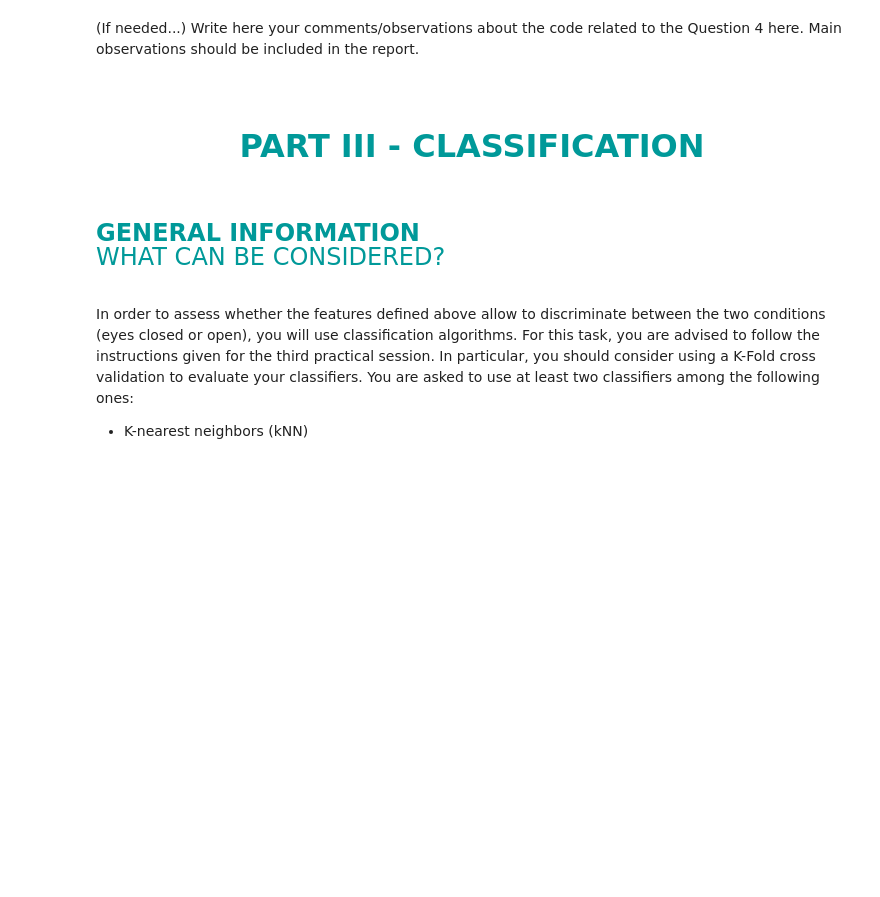
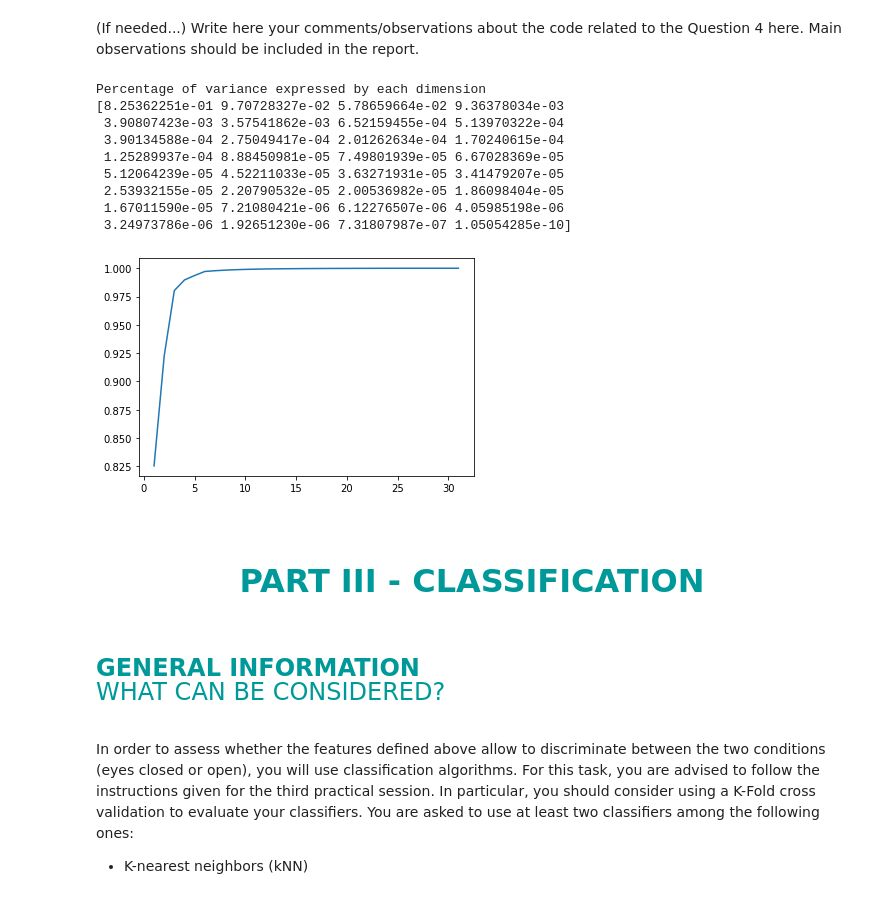
Before and after one commit to gdeside/LGBIO2020, a Jupyter notebook: Projects/project.ipynb, the cells around one changed output. Cells and saved outputs as stored; diff of their text form; code cells hidden in the pictures; blank space fills up the shorter version.

```diff
--- a/Projects/project.ipynb
+++ b/Projects/project.ipynb
@@ -106,3 +110,5 @@ from matplotlib import pyplot as plt
 # %%
-ch_names = ['Fp1', 'Fpz', 'Fp2', 'F7', 'F3', 'Fz', 'F4', 'F8', 'FC5', 'FC1', 'FC2', 'FC6', 'M1', 'T7', 'C3', 'CZ', 'C4', 'T8', 'M2', 'CP5', 'CP1', 'CP2', 'CP6', 'P7', 'P3', 'PZ', 'P4', 'P8', 'POz', 'O1', 'Oz', 'O2']
+ch_names = ['Fp1', 'Fpz', 'Fp2', 'F7', 'F3', 'Fz', 'F4', 'F8',
+                                    'FC5', 'FC1', 'FC2', 'FC6', 'M1', 'T7', 'C3', 'CZ', 'C4', 'T8',
+                    'M2', 'CP5', 'CP1', 'CP2', 'CP6', 'P7', 'P3', 'PZ', 'P4', 'P8', 'POz', 'O1', 'Oz', 'O2']
 freq_acquisition = 1000
@@ -183,0 +253,18 @@ Segment the entire time signal into short segments of 500 ms. Each segment will
+# %%
+count = 0
+to_delete = np.array([],dtype = int)
+for i in range(0,len(time)-500,500):
+    if not np.isnan(np.min(target_numpy[i:i+500])) and not np.isnan(np.max(target_numpy[i:i+500])):
+        if np.min(target_numpy[i:i+500]) == np.max(target_numpy[i:i+500]) :
+            count += 1
+        else :
+            to_delete = np.append(to_delete,np.arange(i,i+500,1))
+    else :
+        to_delete = np.append(to_delete,np.arange(i,i+500,1))
+
+
+EEG_data_numpy_deleted = np.delete(EEG_data_numpy,to_delete,1)
+target_numpy_deleted = np.delete(target_numpy,to_delete,0)
+EEG_data_numpy_deleted = np.delete(EEG_data_numpy_deleted,np.argwhere(np.isnan(target_numpy_deleted)),1)
+target_numpy_deleted = np.delete(target_numpy_deleted,np.argwhere(np.isnan(target_numpy_deleted)),0)
+print(EEG_data_numpy_deleted.shape)
@@ -213,0 +304,27 @@ Explain your methodology to create relevant features out of the segments you hav
+# %%
+data = EEG_data_numpy_deleted.T
+data=preprocessing.scale(data)
+pca = PCA()
+X =  pca.fit_transform(data)
+print("Percentage of variance expressed by each dimension") #Variance ratio for each features
+print(pca.explained_variance_ratio_)
+cumu = []
+for i in range(1,32):
+    cumu.append(sum(pca.explained_variance_ratio_[0:i]))
+    if cumu[-1]>0.5:
+        pass
+
+featuresN = np.arange(1,32,1)#Number of features
+plt.plot(featuresN,cumu)
+plt.show()
+# %% [output]
+Percentage of variance expressed by each dimension
+[8.25362251e-01 9.70728327e-02 5.78659664e-02 9.36378034e-03
+ 3.90807423e-03 3.57541862e-03 6.52159455e-04 5.13970322e-04
+ 3.90134588e-04 2.75049417e-04 2.01262634e-04 1.70240615e-04
+ 1.25289937e-04 8.88450981e-05 7.49801939e-05 6.67028369e-05
+ 5.12064239e-05 4.52211033e-05 3.63271931e-05 3.41479207e-05
+ 2.53932155e-05 2.20790532e-05 2.00536982e-05 1.86098404e-05
+ 1.67011590e-05 7.21080421e-06 6.12276507e-06 4.05985198e-06
+ 3.24973786e-06 1.92651230e-06 7.31807987e-07 1.05054285e-10]
+[figure, added]
```
Also changed, not shown: parts of 26 cells of this notebook, 5 other files.
